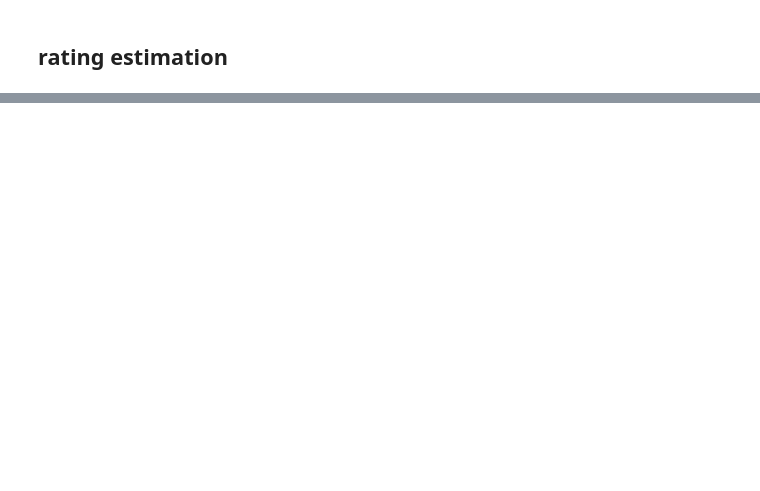
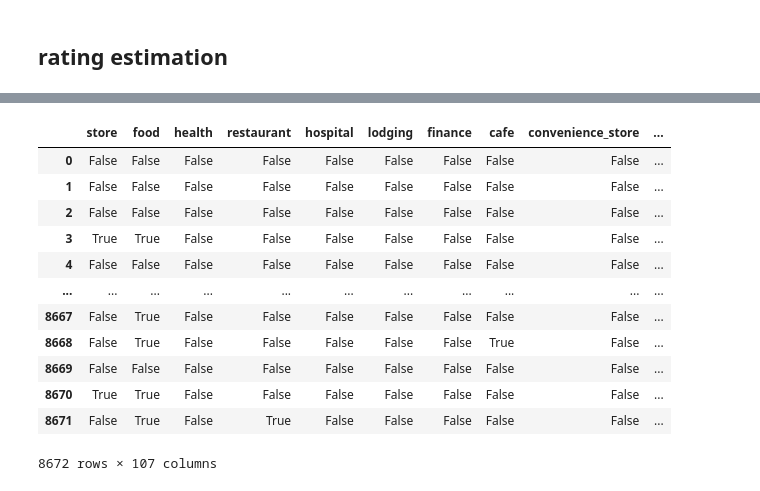
Before and after one commit to ownEyes/Rental-Recommendation-System-in-Singapore, a Jupyter notebook: notebooks/Dataset_preperation.ipynb, the cells around one changed output, grey strips where cells are left out. Cells and saved outputs as stored; diff of their text form; code cells hidden in the pictures; blank space fills up the shorter version.

```diff
--- a/notebooks/Dataset_preperation.ipynb
+++ b/notebooks/Dataset_preperation.ipynb
@@ -417,0 +938,20 @@ comments.to_csv('./csv_output/commentsInfo_flair_exp.csv')
+# %%
+df=pd.read_csv('./csv_output/poiInfo.csv')
+df=df.drop('Unnamed: 0', axis=1)
+df.to_csv('./csv_output/poiInfo.csv', index=False)
+# %%
+df
+# %% [output]
+|  | store | food | health | restaurant | hospital | lodging | finance | cafe | convenience_store | ... |
+| 0 | False | False | False | False | False | False | False | False | False | ... |
+| 1 | False | False | False | False | False | False | False | False | False | ... |
+| 2 | False | False | False | False | False | False | False | False | False | ... |
+| 3 | True | True | False | False | False | False | False | False | False | ... |
+| 4 | False | False | False | False | False | False | False | False | False | ... |
+| ... | ... | ... | ... | ... | ... | ... | ... | ... | ... | ... |
+| 8667 | False | True | False | False | False | False | False | False | False | ... |
+| 8668 | False | True | False | False | False | False | False | True | False | ... |
+| 8669 | False | False | False | False | False | False | False | False | False | ... |
+| 8670 | True | True | False | False | False | False | False | False | False | ... |
+| 8671 | False | True | False | True | False | False | False | False | False | ... |
+8672 rows × 107 columns
```
Also changed, not shown: parts of 87 cells of this notebook, 48 other files.
